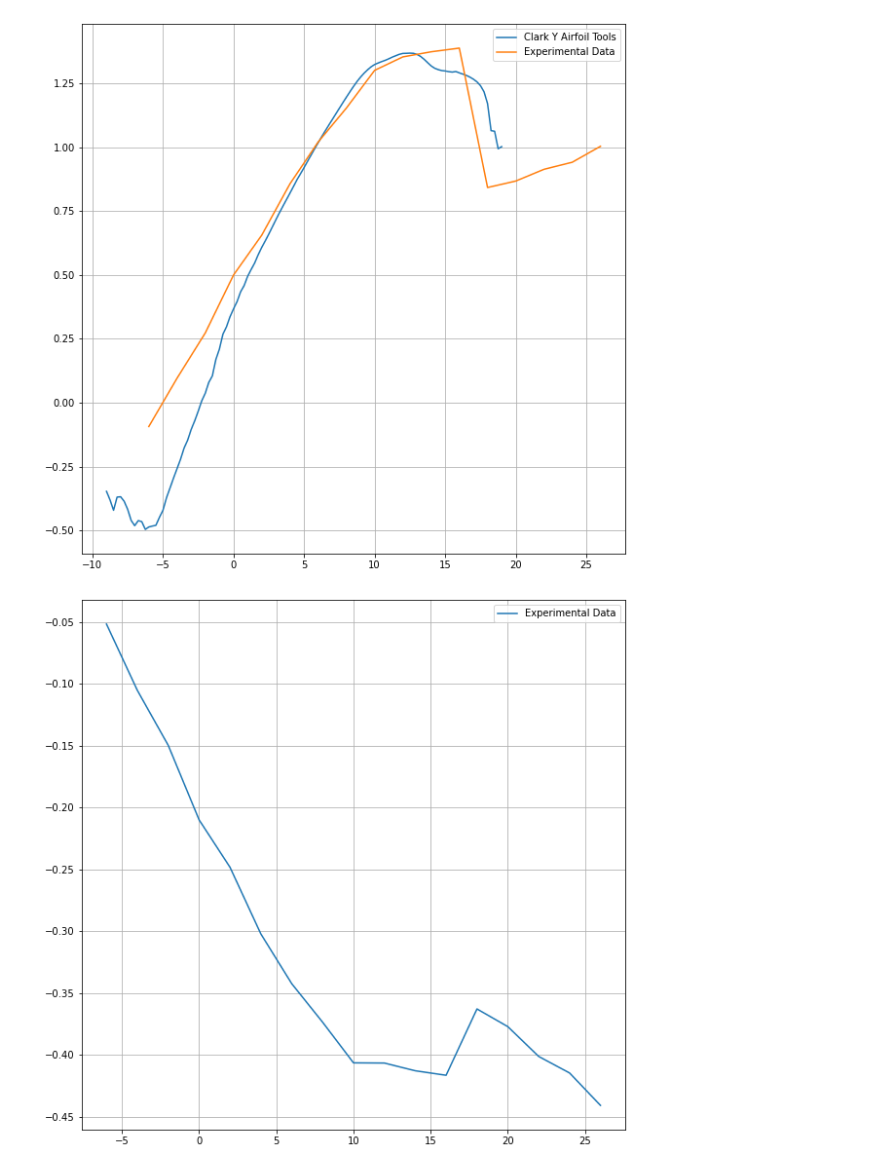
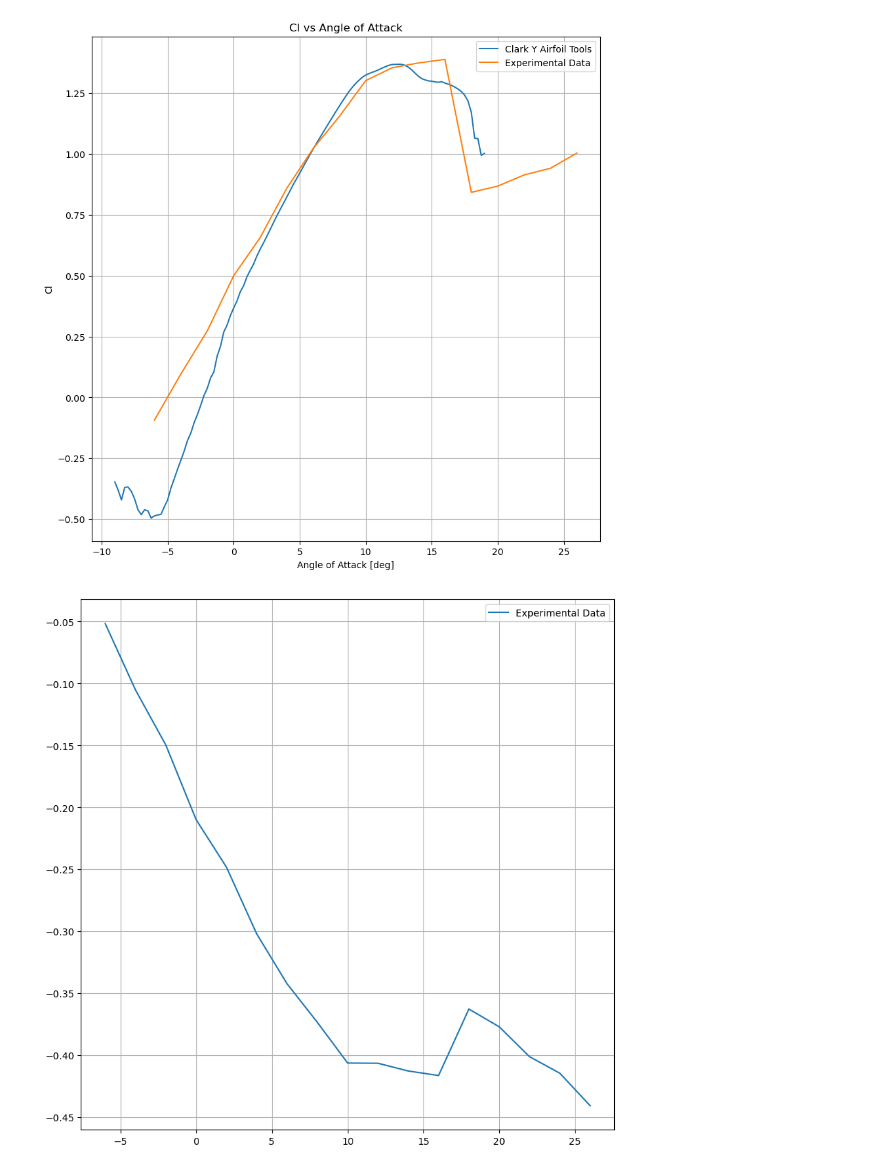
Before and after one commit to EvanY14/AE460-Fa23, a Jupyter notebook: Lab_2/dat_anal.ipynb, the cells around one changed output. Cells and saved outputs as stored; diff of their text form; code cells hidden in the pictures.

```diff
--- a/Lab_2/dat_anal.ipynb
+++ b/Lab_2/dat_anal.ipynb
@@ -112,14 +118,17 @@ plt.show()
 # %%
 # Number 6
 clark_y_data = pd.read_csv('xf-clarky-il-100000.csv')
 fig, ax = plt.subplots(1,1, figsize=(10, 10))
 ax.plot(clark_y_data['Alpha'], clark_y_data['Cl'], label='Clark Y Airfoil Tools')
 ax.plot(ambient_data['AOA'], Cn_vec*np.cos(np.radians(ambient_data['AOA'])) - Ca_vec*np.sin(np.radians(ambient_data['AOA'])), label='Experimental Data')
 ax.grid()
+ax.set_xlabel('Angle of Attack [deg]')
+ax.set_ylabel('Cl')
+ax.set_title('Cl vs Angle of Attack')
 ax.legend()
 plt.show()
 # %% [output]
-[figure, old version]
+[figure, new version]
 # %%
 # Number 7
 
```
Also changed, not shown: parts of 4 cells of this notebook.
